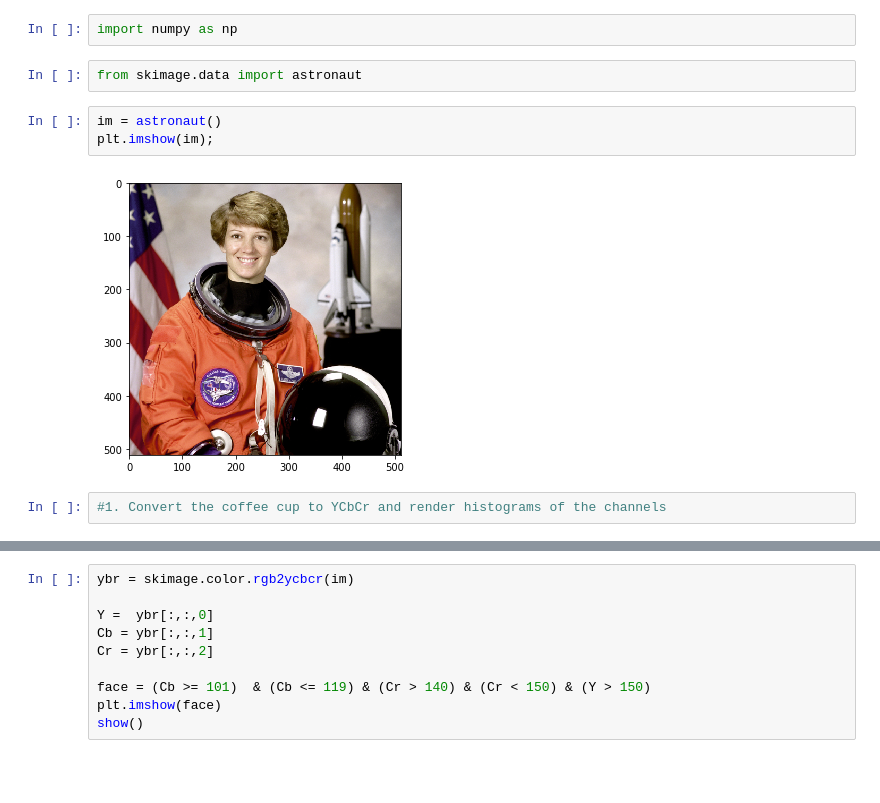
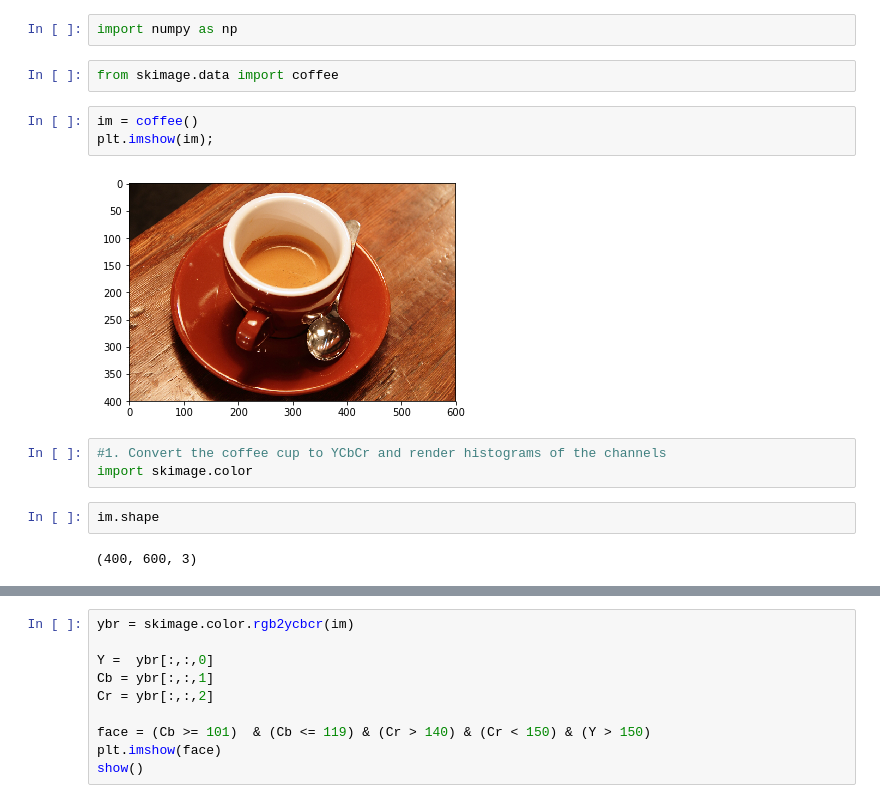
Before and after one commit to MU-CSE470/CSE470-Student, a Jupyter notebook: labs/lab-02/lab-02.ipynb, the cells around one changed output, grey strips where cells are left out. Cells and saved outputs as stored; diff of their text form; blank space fills up the shorter version.

```diff
--- a/labs/lab-02/lab-02.ipynb
+++ b/labs/lab-02/lab-02.ipynb
@@ -10,11 +10,16 @@ from matplotlib.pylab import plt
 # %%
 import numpy as np
 # %%
-from skimage.data import astronaut
+from skimage.data import coffee
 # %%
-im = astronaut()
+im = coffee()
 plt.imshow(im);
 # %% [output]
-[figure, old version]
+[figure, new version]
 # %%
 #1. Convert the coffee cup to YCbCr and render histograms of the channels
+import skimage.color
+# %%
+im.shape
+# %% [output]
+(400, 600, 3)
```
Also changed, not shown: parts of 7 cells of this notebook, 3 other files.
